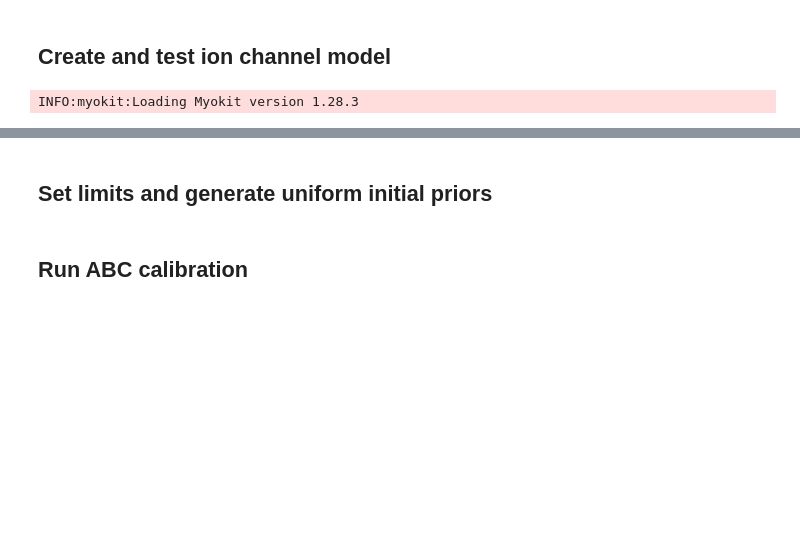
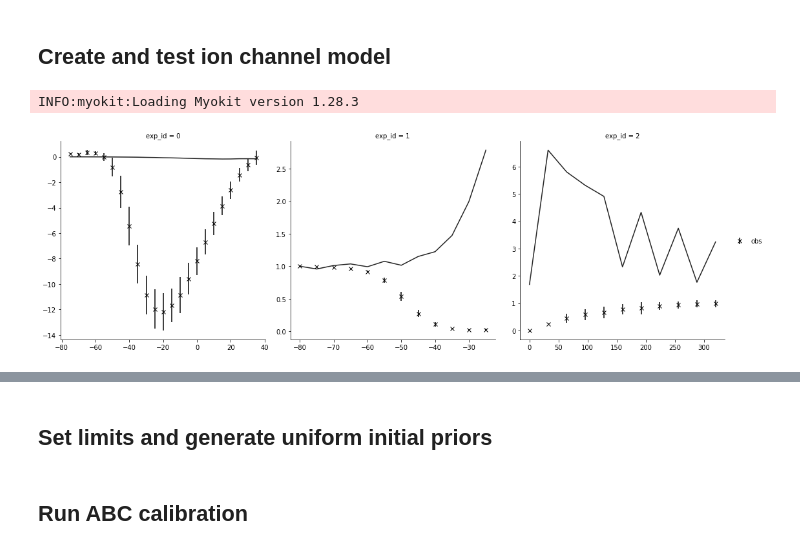
Before and after one commit to charleshouston/ion-channel-ABC, a Jupyter notebook: docs/examples/hl1/hl1-icat.ipynb, the cells around one changed output, grey strips where cells are left out. Drawn from its saved outputs; the diff is of its cells as text; code cells hidden in the pictures; blank space fills up the shorter version.

```diff
--- a/docs/examples/hl1/hl1-icat.ipynb
+++ b/docs/examples/hl1/hl1-icat.ipynb
@@ -17,3 +17,8 @@ observations, model, summary_statistics = setup(modelfile,
                                                 deng_rec)
 # %%
 assert(len(observations)==len(summary_statistics(model({}))))
+# %%
+from ionchannelABC import plot_sim_results
+g = plot_sim_results(modelfile, nguyen_iv, nguyen_inact, deng_rec)
+# %% [output]
+[figure, added]
```
Also changed, not shown: parts of 19 cells of this notebook, 3 other files.
